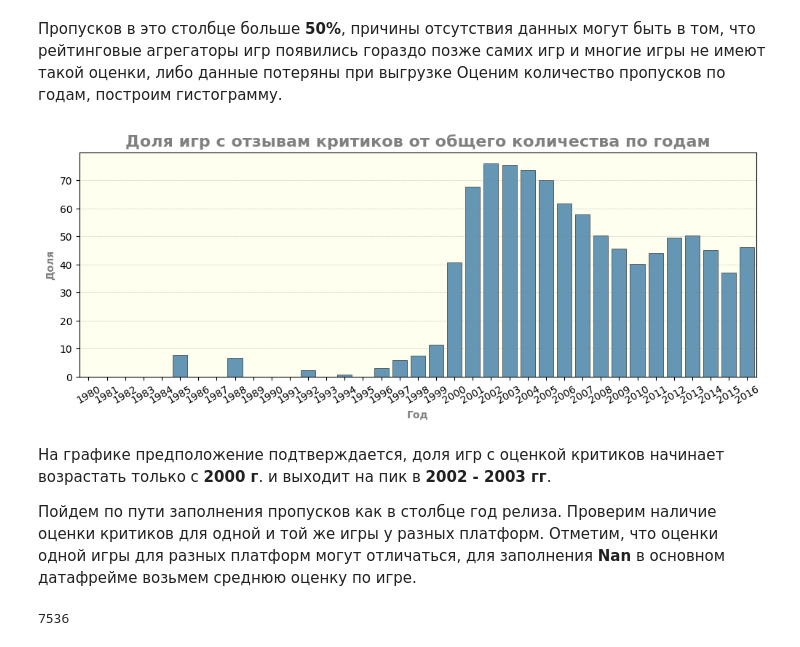
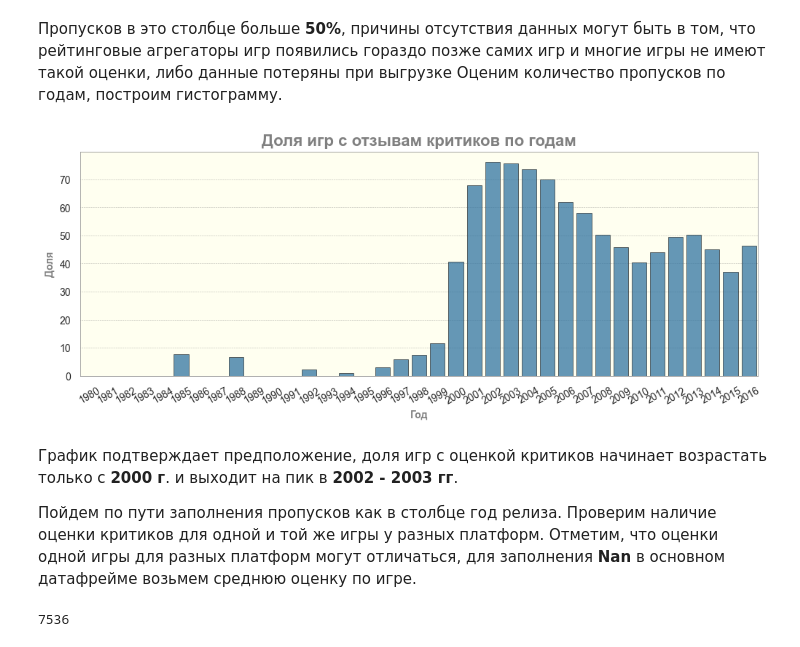
Before and after one commit to SuvorinSergey/ya_practicum_data_science, a Jupyter notebook: games/games.ipynb, the cells around one changed output. Drawn from its saved outputs; the diff is of its cells as text; code cells hidden in the pictures.

```diff
--- a/games/games.ipynb
+++ b/games/games.ipynb
@@ -89,6 +90,7 @@ graph_set = {'figure.figsize': (width, height),
              'axes.grid.axis': 'y',
              'axes.facecolor': 'ivory',
              'axes.edgecolor': 'grey',
+             'axes.linewidth': .5,
              'grid.color': 'gray',
              'grid.linestyle': ':',
              'grid.linewidth': 0.4,
@@ -567,27 +571,25 @@ critic_score.columns = ['year', 'score', 'total']
 critic_score['ratio'] = (critic_score['score'] / critic_score['total']) * 100
 # %%
 # Рисуем график
-ax = sns.barplot(data = critic_score,
-                 x = 'year',
-                 y = 'ratio',
+ax = sns.barplot(data=critic_score,
+                 x='year',
+                 y='ratio',
                  color=bar_color,
                  alpha=.75,
                  linewidth=.5,
                  edgecolor='black')
 
 ax.tick_params(axis='x', rotation=30)
 
 # Настраиваем параметры отображения
-ax.set_title('Доля игр с отзывам критиков от общего количества по годам', fontdict=fd_16)
+ax.set_title('Доля игр с отзывам критиков по годам', fontdict=fd_16)
 ax.tick_params(axis='both', which='major', labelsize=10)
-ax.grid(axis='y')
 ax.set_ylabel('Доля', fontdict=fd_10)
 ax.set_xlabel('Год', fontdict=fd_10) ;
 # %% [output]
-[figure, old version]
+[figure, new version]
 # %% [markdown]
-На графике предположение подтверждается, доля игр с оценкой критиков начинает возрастать только с **2000 г**. и выходит на пик в **2002 - 2003 гг**.
-
+График подтверждает предположение, доля игр с оценкой критиков начинает возрастать только с **2000 г**. и выходит на пик в **2002 - 2003 гг**.
 
 Пойдем по пути заполнения пропусков как в столбце год релиза. Проверим наличие оценки критиков для одной и той же игры у разных платформ. Отметим, что оценки одной игры для разных платформ могут отличаться, для заполнения **Nan** в основном датафрейме возьмем среднюю оценку по игре.
 # %%
```
Also changed, not shown: parts of 125 cells of this notebook, 1 other file.
